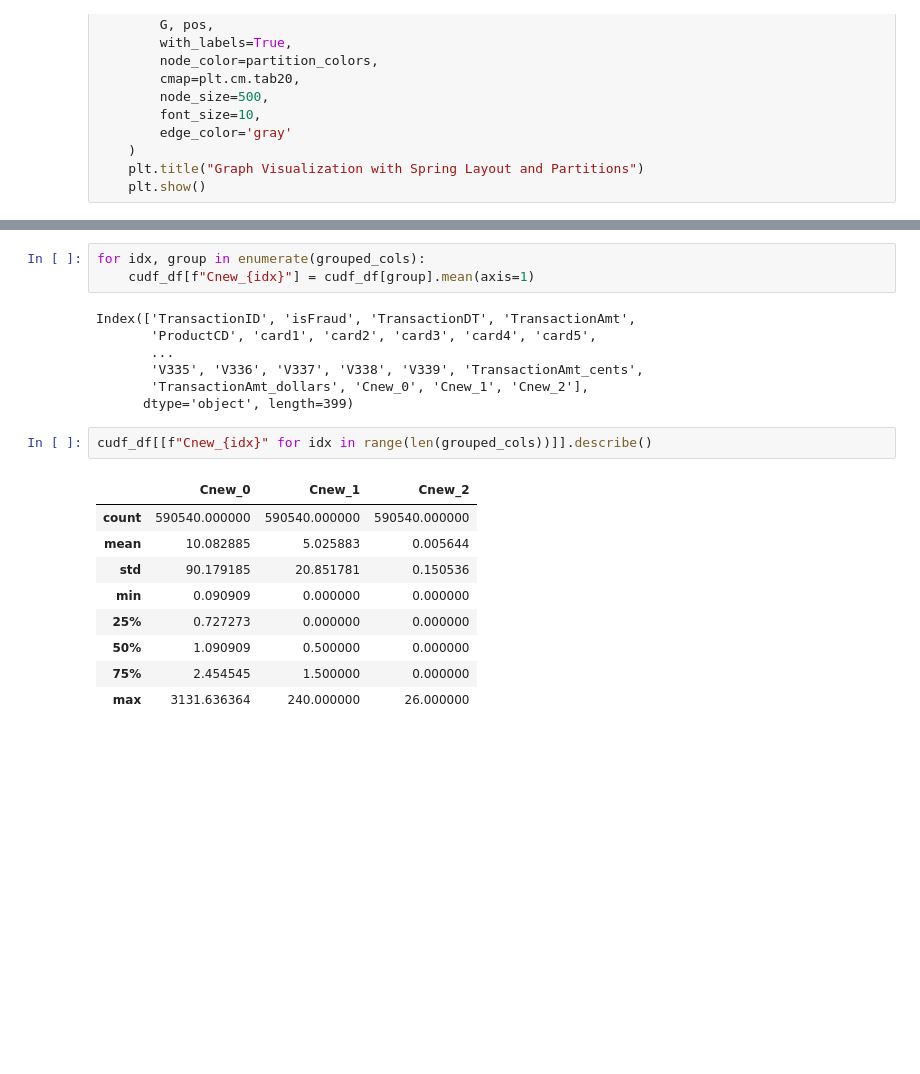
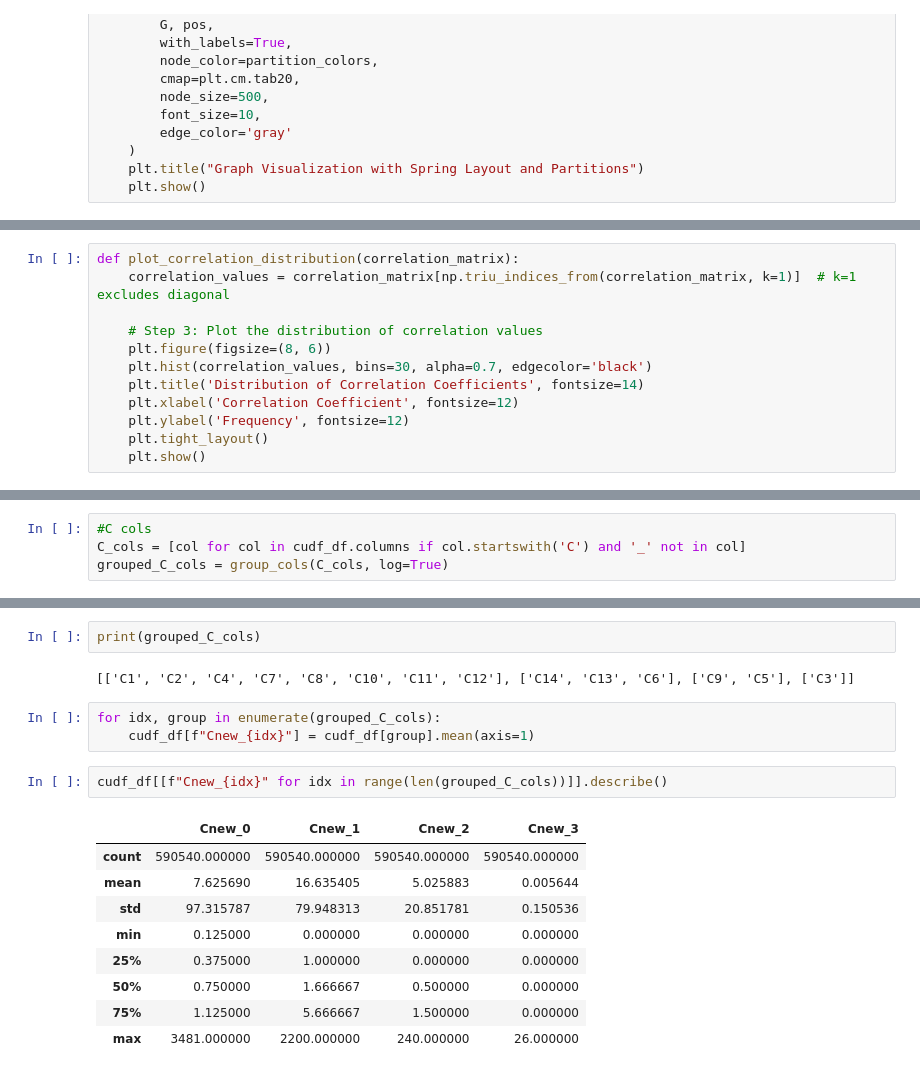
Before and after one commit to AnanthKandala/creditfraudrisk, a Jupyter notebook: feature_engineering.ipynb, the cells around one changed output, grey strips where cells are left out. Cells and saved outputs as stored; diff of their text form; blank space fills up the shorter version.

```diff
--- a/feature_engineering.ipynb
+++ b/feature_engineering.ipynb
@@ -86 +122,13 @@ def plot_graph(G, partitions):
+# %%
+def plot_correlation_distribution(correlation_matrix):
+    correlation_values = correlation_matrix[np.triu_indices_from(correlation_matrix, k=1)]  # k=1 excludes diagonal
+
+    # Step 3: Plot the distribution of correlation values
+    plt.figure(figsize=(8, 6))
+    plt.hist(correlation_values, bins=30, alpha=0.7, edgecolor='black')
+    plt.title('Distribution of Correlation Coefficients', fontsize=14)
+    plt.xlabel('Correlation Coefficient', fontsize=12)
+    plt.ylabel('Frequency', fontsize=12)
+    plt.tight_layout()
+    plt.show()
 # %%
@@ -201,0 +196,4 @@ plt.show()
+# %%
+#C cols
+C_cols = [col for col in cudf_df.columns if col.startswith('C') and '_' not in col]
+grouped_C_cols = group_cols(C_cols, log=True)
@@ -202,24 +222,21 @@ plt.show()
+# %%
+print(grouped_C_cols)
+# %% [output]
+[['C1', 'C2', 'C4', 'C7', 'C8', 'C10', 'C11', 'C12'], ['C14', 'C13', 'C6'], ['C9', 'C5'], ['C3']]
 # %%
-for idx, group in enumerate(grouped_cols):
+for idx, group in enumerate(grouped_C_cols):
     cudf_df[f"Cnew_{idx}"] = cudf_df[group].mean(axis=1)
-# %% [output]
-Index(['TransactionID', 'isFraud', 'TransactionDT', 'TransactionAmt',
-       'ProductCD', 'card1', 'card2', 'card3', 'card4', 'card5',
-       ...
-       'V335', 'V336', 'V337', 'V338', 'V339', 'TransactionAmt_cents',
-       'TransactionAmt_dollars', 'Cnew_0', 'Cnew_1', 'Cnew_2'],
-      dtype='object', length=399)
 # %%
-cudf_df[[f"Cnew_{idx}" for idx in range(len(grouped_cols))]].describe()
+cudf_df[[f"Cnew_{idx}" for idx in range(len(grouped_C_cols))]].describe()
 # %% [output]
-|  | Cnew_0 | Cnew_1 | Cnew_2 |
-| count | 590540.000000 | 590540.000000 | 590540.000000 |
-| mean | 10.082885 | 5.025883 | 0.005644 |
-| std | 90.179185 | 20.851781 | 0.150536 |
-| min | 0.090909 | 0.000000 | 0.000000 |
-| 25% | 0.727273 | 0.000000 | 0.000000 |
-| 50% | 1.090909 | 0.500000 | 0.000000 |
-| 75% | 2.454545 | 1.500000 | 0.000000 |
-| max | 3131.636364 | 240.000000 | 26.000000 |
+|  | Cnew_0 | Cnew_1 | Cnew_2 | Cnew_3 |
+| count | 590540.000000 | 590540.000000 | 590540.000000 | 590540.000000 |
+| mean | 7.625690 | 16.635405 | 5.025883 | 0.005644 |
+| std | 97.315787 | 79.948313 | 20.851781 | 0.150536 |
+| min | 0.125000 | 0.000000 | 0.000000 | 0.000000 |
+| 25% | 0.375000 | 1.000000 | 0.000000 | 0.000000 |
+| 50% | 0.750000 | 1.666667 | 0.500000 | 0.000000 |
+| 75% | 1.125000 | 5.666667 | 1.500000 | 0.000000 |
+| max | 3481.000000 | 2200.000000 | 240.000000 | 26.000000 |
 # %%
 D_cols = [col for col in cudf_df.columns if col.startswith('D')]
```
Also changed, not shown: parts of 8 cells of this notebook.
